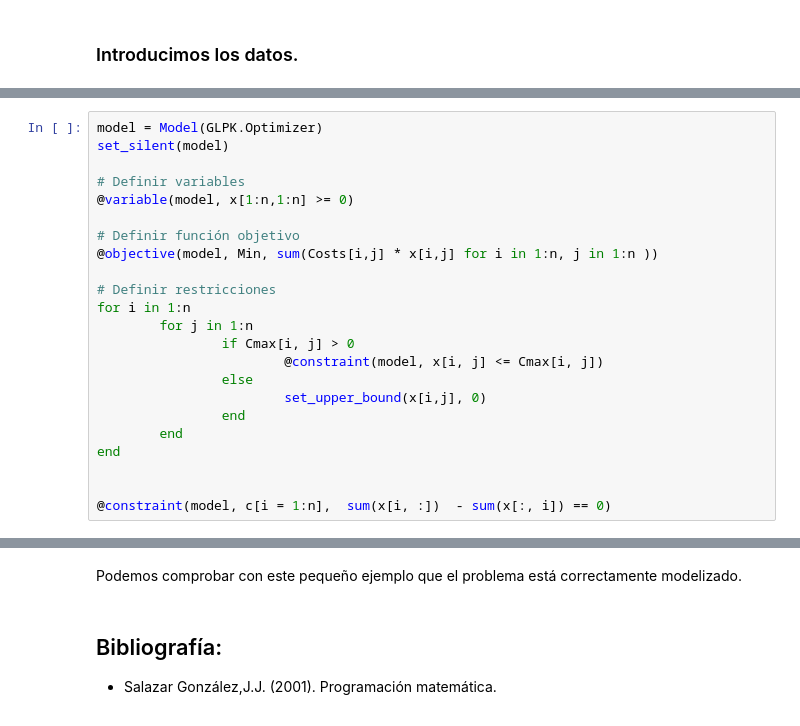
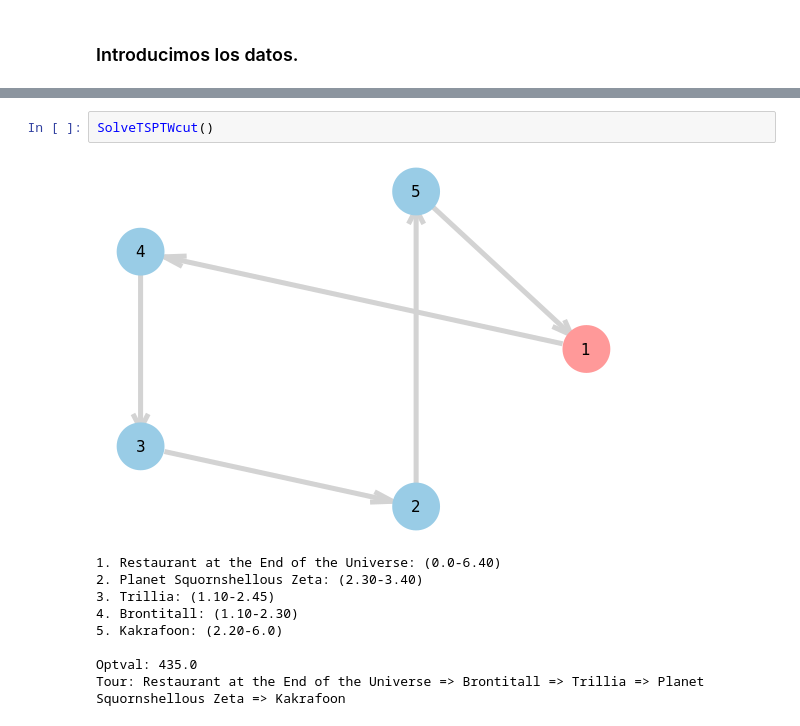
Before and after one commit to Saul-Sosa-Diaz/Ingenieria-Logistica, a Jupyter notebook: TSP_con_ventana_de_tiempo.ipynb, the cells around one changed output, grey strips where cells are left out. Drawn from its saved outputs; the diff is of its cells as text.

```diff
--- a/TSP_con_ventana_de_tiempo.ipynb
+++ b/TSP_con_ventana_de_tiempo.ipynb
@@ -205,23 +151,0 @@ Si las capacidades $Cmax$ y los costes $Costs$ son números enteros, las variabl
-# %%
-model = Model(GLPK.Optimizer)
-set_silent(model)
-
-# Definir variables
-@variable(model, x[1:n,1:n] >= 0)
-
-# Definir función objetivo
-@objective(model, Min, sum(Costs[i,j] * x[i,j] for i in 1:n, j in 1:n ))
-
-# Definir restricciones
-for i in 1:n
-        for j in 1:n
-                if Cmax[i, j] > 0
-                        @constraint(model, x[i, j] <= Cmax[i, j])
-                else
-                        set_upper_bound(x[i,j], 0)
-                end
-        end
-end
-
-
-@constraint(model, c[i = 1:n],  sum(x[i, :])  - sum(x[:, i]) == 0)
@@ -369,5 +304,12 @@ Flujos en los arcos:
-# %% [markdown]
-Podemos comprobar con este pequeño ejemplo que el problema está correctamente modelizado.
-# %% [markdown]
-## Bibliografía:
-* Salazar González,J.J. (2001). Programación matemática.
+# %%
+SolveTSPTWcut()
+# %% [output]
+[figure, added]
+1. Restaurant at the End of the Universe: (0.0-6.40)
+2. Planet Squornshellous Zeta: (2.30-3.40)
+3. Trillia: (1.10-2.45)
+4. Brontitall: (1.10-2.30)
+5. Kakrafoon: (2.20-6.0)
+
+Optval: 435.0
+Tour: Restaurant at the End of the Universe => Brontitall => Trillia => Planet Squornshellous Zeta => Kakrafoon
```
Also changed, not shown: parts of 29 cells of this notebook.
